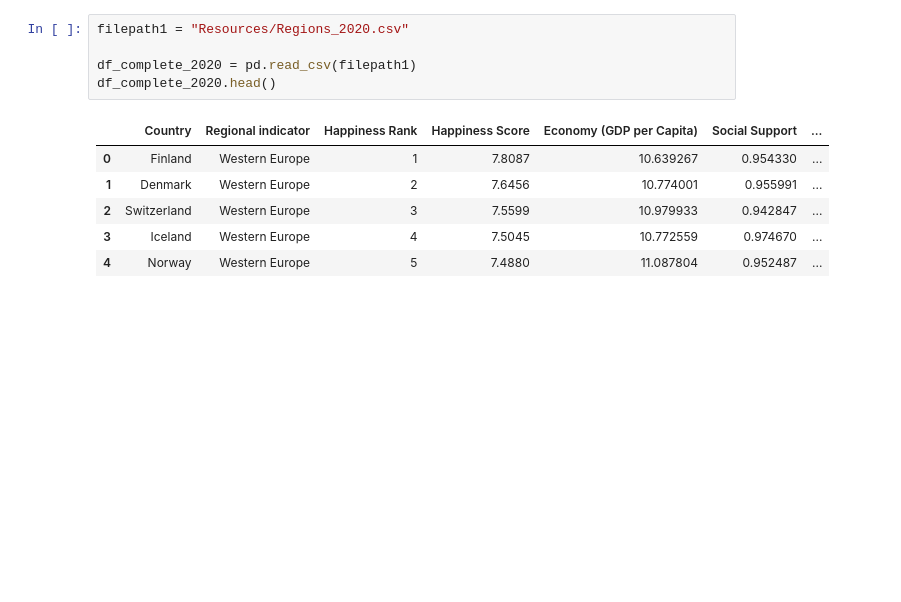
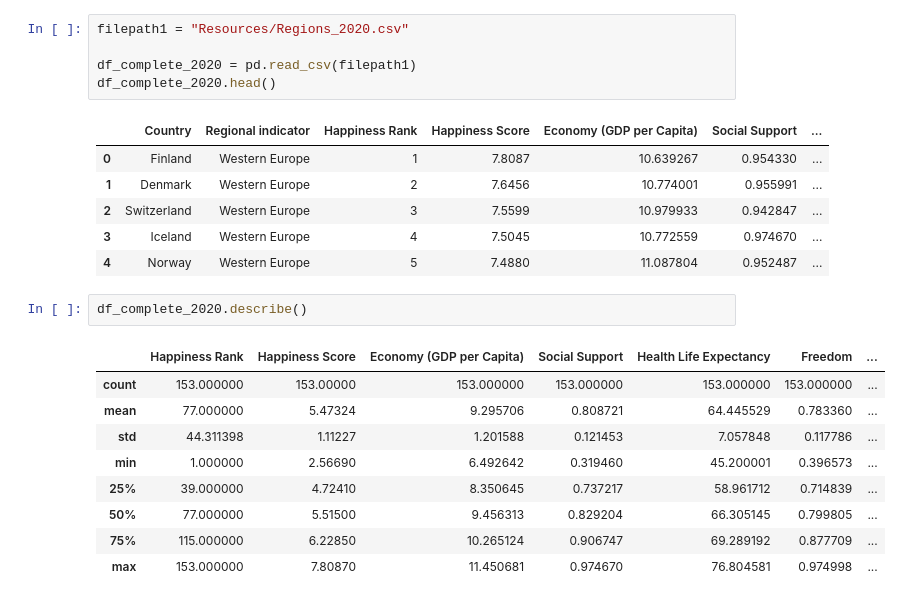
Before and after one commit to alexarnold630/Happiness_Index_Investigation, a Jupyter notebook: Happiness/2020 Analysis.ipynb, the cells around one changed output. Saved outputs shown, nothing was run; the diff lists cells and outputs as text; blank space fills up the shorter version.

```diff
--- a/Happiness/2020 Analysis.ipynb
+++ b/Happiness/2020 Analysis.ipynb
@@ -15,3 +15,15 @@ df_complete_2020.head()
 | 2 | Switzerland | Western Europe | 3 | 7.5599 | 10.979933 | 0.942847 | ... |
 | 3 | Iceland | Western Europe | 4 | 7.5045 | 10.772559 | 0.974670 | ... |
 | 4 | Norway | Western Europe | 5 | 7.4880 | 11.087804 | 0.952487 | ... |
+# %%
+df_complete_2020.describe()
+# %% [output]
+|  | Happiness Rank | Happiness Score | Economy (GDP per Capita) | Social Support | Health Life Expectancy | Freedom | ... |
+| count | 153.000000 | 153.00000 | 153.000000 | 153.000000 | 153.000000 | 153.000000 | ... |
+| mean | 77.000000 | 5.47324 | 9.295706 | 0.808721 | 64.445529 | 0.783360 | ... |
+| std | 44.311398 | 1.11227 | 1.201588 | 0.121453 | 7.057848 | 0.117786 | ... |
+| min | 1.000000 | 2.56690 | 6.492642 | 0.319460 | 45.200001 | 0.396573 | ... |
+| 25% | 39.000000 | 4.72410 | 8.350645 | 0.737217 | 58.961712 | 0.714839 | ... |
+| 50% | 77.000000 | 5.51500 | 9.456313 | 0.829204 | 66.305145 | 0.799805 | ... |
+| 75% | 115.000000 | 6.22850 | 10.265124 | 0.906747 | 69.289192 | 0.877709 | ... |
+| max | 153.000000 | 7.80870 | 11.450681 | 0.974670 | 76.804581 | 0.974998 | ... |
```
Also changed, not shown: parts of 5 cells of this notebook, 6 other files.
